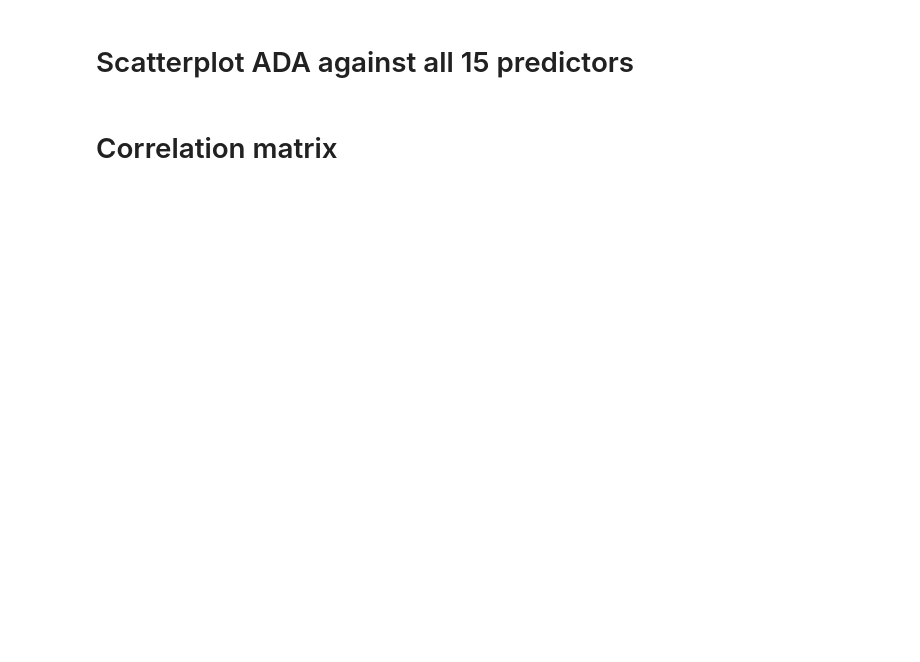
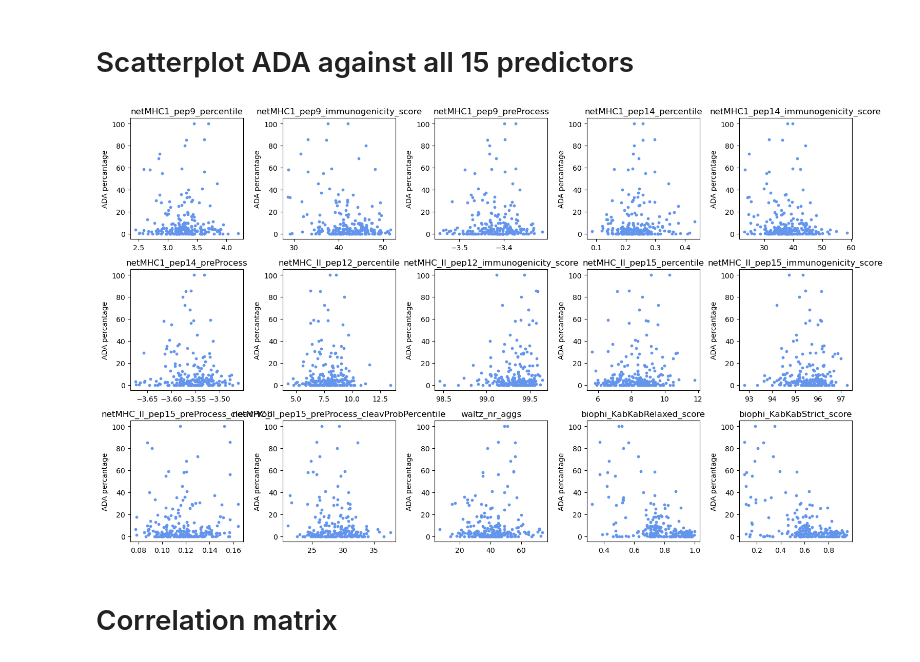
Before and after one commit to RebeckaAntonsson/Thesis, a Jupyter notebook: Immonogenecity_tool_testing/model_selection/biophi_dataSet/model_selection_visualization_ABbiophiDataset.ipynb, the cells around one changed output. Drawn from its saved outputs; the diff is of its cells as text; code cells hidden in the pictures; blank space fills up the shorter version.

```diff
--- a/Immonogenecity_tool_testing/model_selection/biophi_dataSet/model_selection_visualization_ABbiophiDataset.ipynb
+++ b/Immonogenecity_tool_testing/model_selection/biophi_dataSet/model_selection_visualization_ABbiophiDataset.ipynb
@@ -15,3 +15,5 @@ import statsmodels.formula.api as sm
 # %%
 # Load table with all computed scores for all tools
 computed_scors_biophi = pd.read_csv("all_predictors_217AB(biophidata).csv")
+computed_scors_biophi = computed_scors_biophi.drop(columns=['Unnamed: 0'])
+computed_scors_biophi.head()
@@ -20,21 +29,23 @@ computed_scors_biophi = pd.read_csv("all_predictors_217AB(biophidata).csv")
 # %%
 # for loop for all columns, make a scatter plot for each predictor against ADA
 
 fig, axes = plt.subplots(3, 5, figsize=(15, 9))
 axes = axes.flatten()
 
 for i in range(2, 17):
     ax = axes[i - 2]
 
-    y = all_predictors_andADA['ADA_percentage']
-    x = all_predictors_andADA.iloc[:, i]
+    y = computed_scors_biophi['ADA_percentage']
+    x = computed_scors_biophi.iloc[:, i]
 
-    ax.scatter(x, y)
-    ax.set_title(all_predictors_andADA.columns[i])
+    ax.scatter(x, y, s=10, c="cornflowerblue")
+    ax.set_title(computed_scors_biophi.columns[i])
     ax.set_ylabel('ADA percantage')
 
 plt.tight_layout()
 plt.show()
+# %% [output]
+[figure, added]
 # %% [markdown]
 # Correlation matrix
 # %%
```
Also changed, not shown: parts of 5 cells of this notebook, 1 other file.
